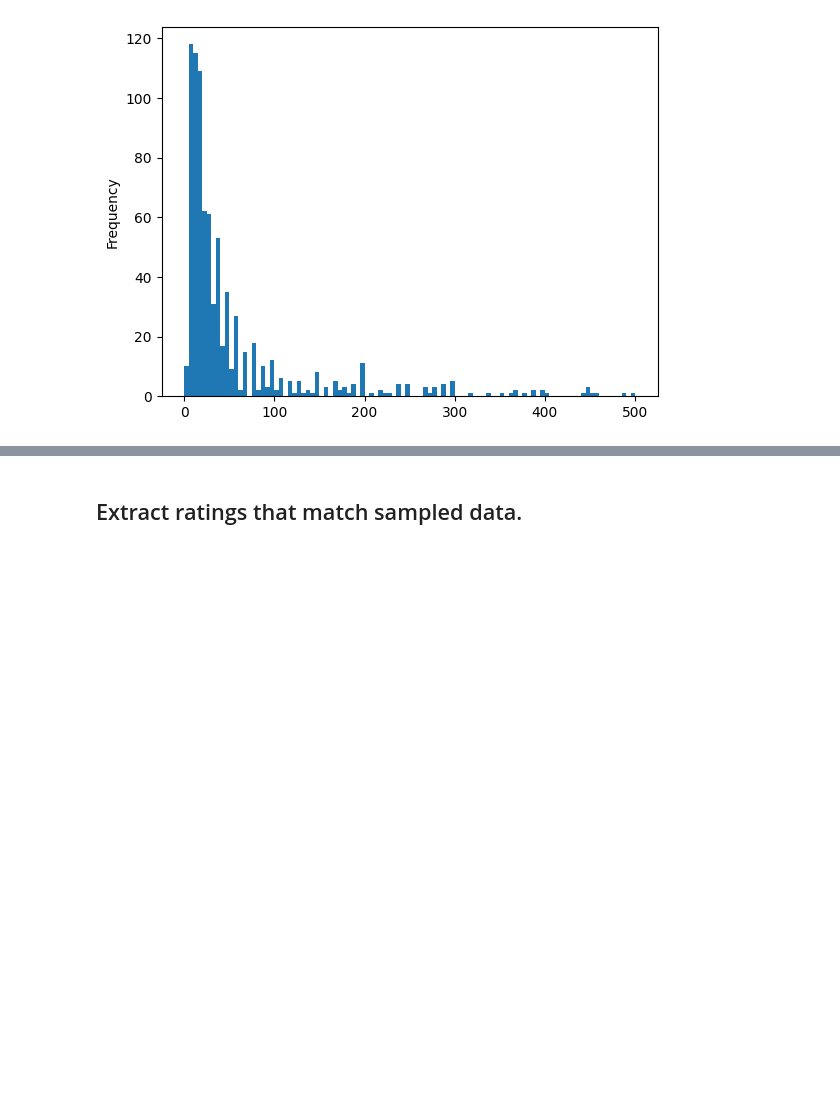
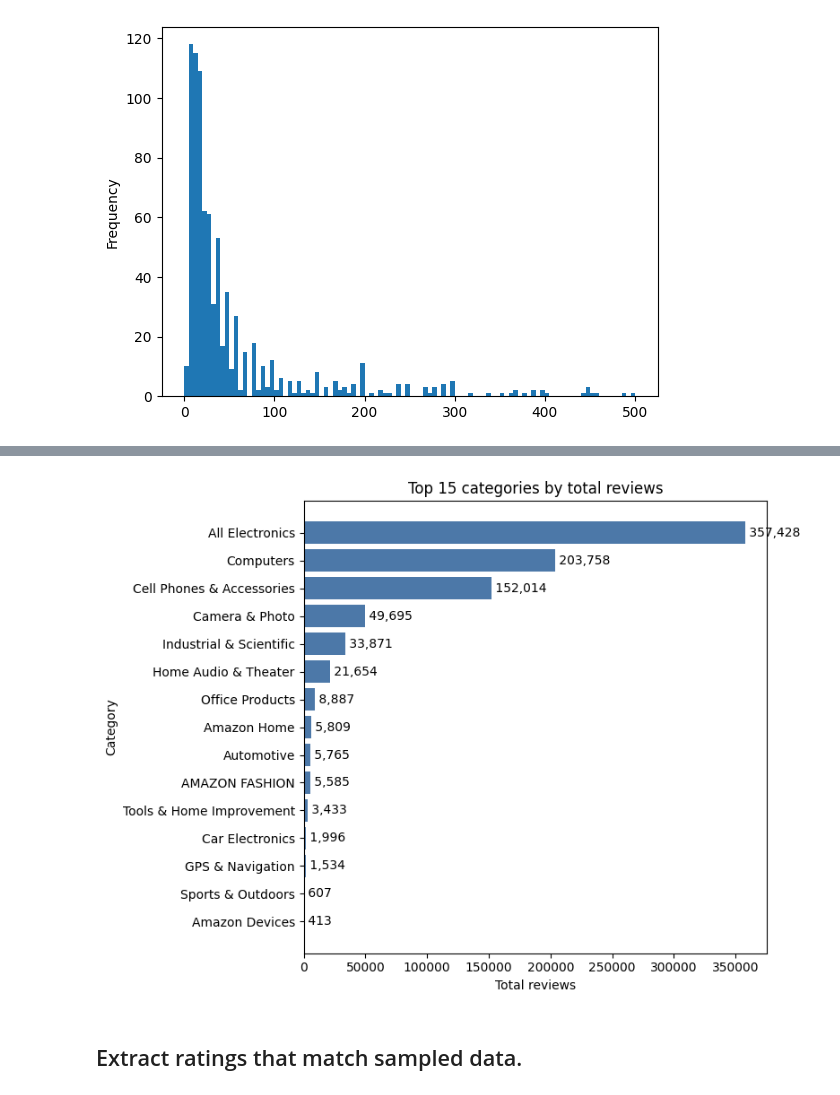
Before and after one commit to joelamouche/ai-bootcamp-dev-repo, a Jupyter notebook: notebooks/week_1/02-explore-amazon-dataset.ipynb, the cells around one changed output, grey strips where cells are left out. Cells and saved outputs as stored; diff of their text form; code cells hidden in the pictures; blank space fills up the shorter version.

Commit message:
try to play around with review dataset

```diff
--- a/notebooks/week_1/02-explore-amazon-dataset.ipynb
+++ b/notebooks/week_1/02-explore-amazon-dataset.ipynb
@@ -115,3 +243,29 @@ df_sample_1000.to_json("../../data/meta_Electronics_2022_2023_with_category_rati
+# %%
+# Visualize top categories by total reviews
+import matplotlib.pyplot as plt
+
+cat_col = "main_category"
+if cat_col in df.columns:
+    cat_agg_plot = (
+        df.groupby(cat_col)["rating_number"].sum()
+          .sort_values(ascending=False)
+          .head(15)
+          .iloc[::-1]
+    )
+
+    fig, ax = plt.subplots(figsize=(8, 6))
+    ax.barh(cat_agg_plot.index, cat_agg_plot.values, color="#4C78A8")
+    ax.set_xlabel("Total reviews")
+    ax.set_ylabel("Category")
+    ax.set_title("Top 15 categories by total reviews")
+    for i, v in enumerate(cat_agg_plot.values):
+        ax.text(v, i, f" {int(v):,}", va="center")
+    plt.tight_layout()
+    plt.show()
+else:
+    print("Column 'main_category' not found in df.")
+# %% [output]
+[figure, added]
 # %% [markdown]
 ## Extract ratings that match sampled data.
 # %%
```
Also changed, not shown: parts of 6 cells of this notebook.
